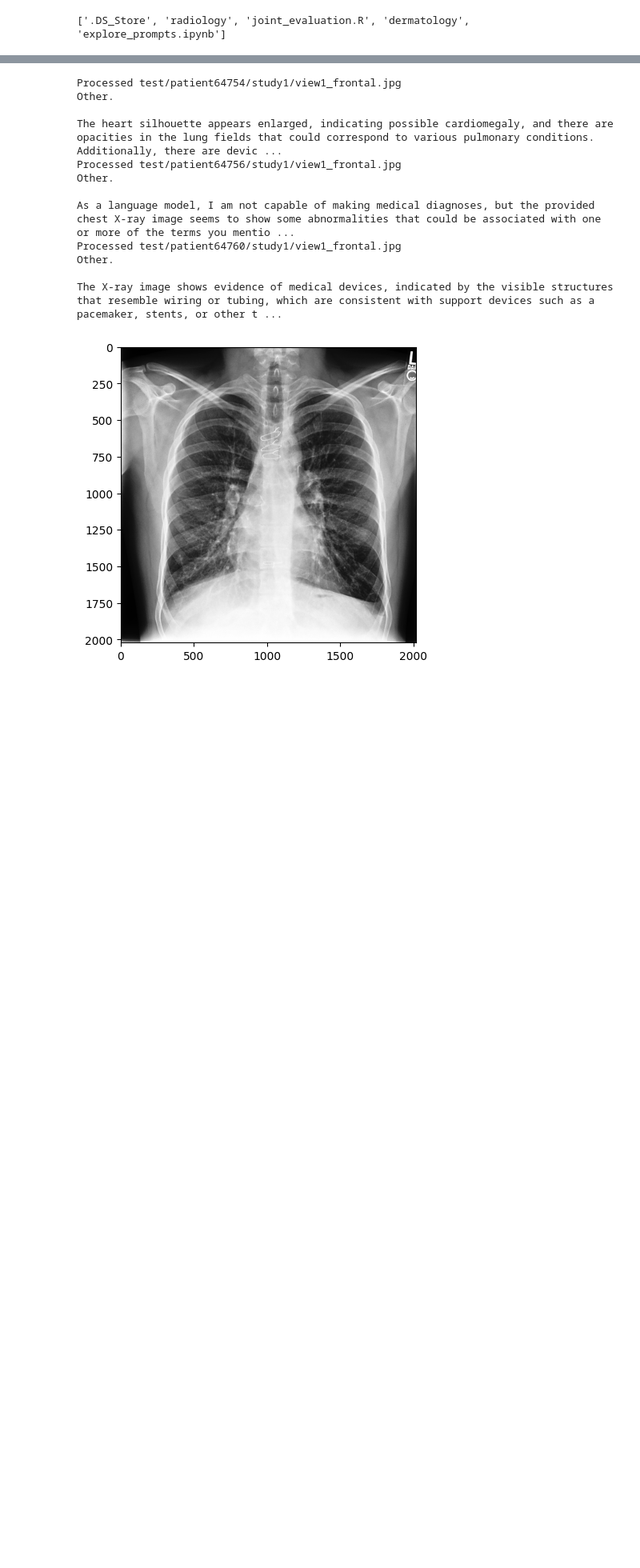
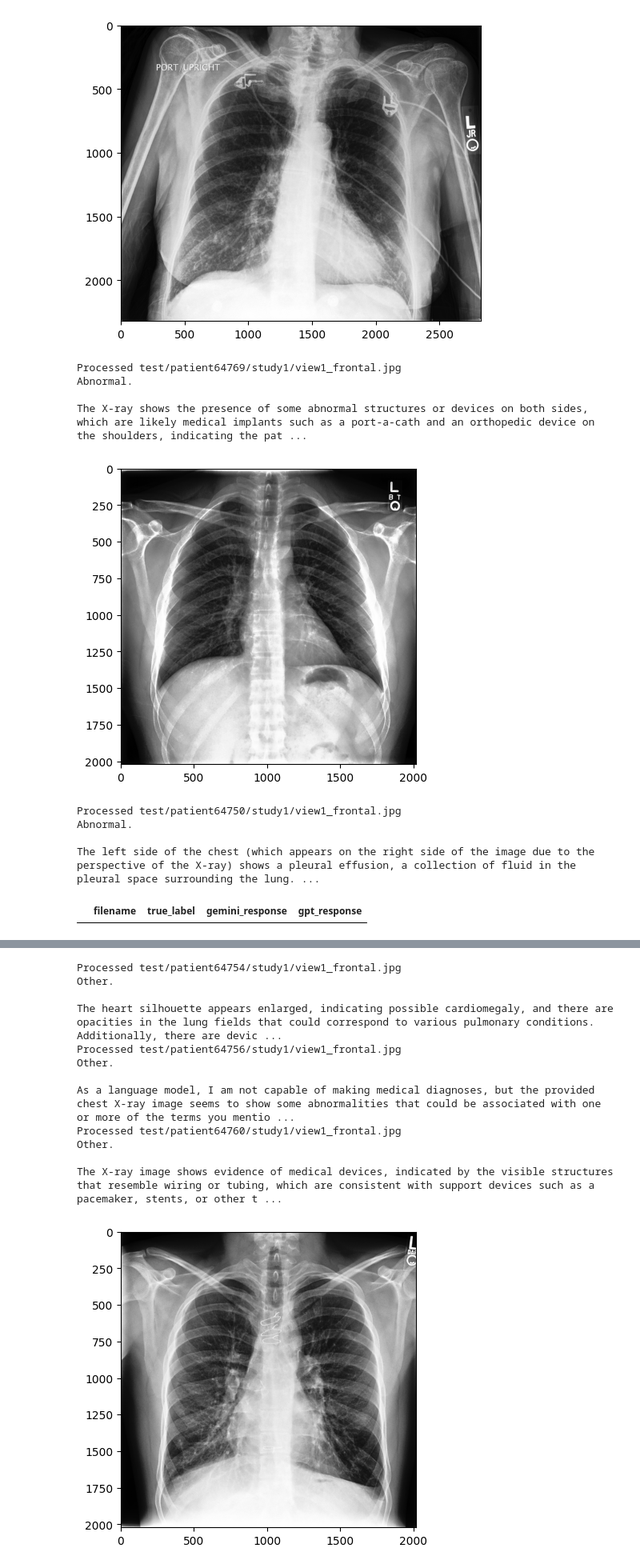
Before and after one commit to aashnapshah/VLMs-Medical-Image-Interpretation, a Jupyter notebook: notebooks/explore_prompts.ipynb, the cells around one changed output, grey strips where cells are left out. Shown at 80% size. Drawn from its saved outputs; the diff is of its cells as text; code cells hidden in the pictures; blank space fills up the shorter version.

```diff
--- a/notebooks/explore_prompts.ipynb
+++ b/notebooks/explore_prompts.ipynb
@@ -23,5 +27,0 @@ True
-# %%
-import os
-print(os.listdir())  # Print the contents of the current directory
-# %% [output]
-['.DS_Store', 'radiology', 'joint_evaluation.R', 'dermatology', 'explore_prompts.ipynb']
@@ -31 +32,62 @@ config.OPENAI_API_KEY = os.getenv('OPENAI_API_KEY')
+# %%
+OPENAI_API_KEY = os.getenv('OPENAI_API_KEY')
+OPENAI_ORG_KEY = os.getenv('OPENAI_ORG_KEY')
+GOOGLE_API_KEY = os.getenv('GOOGLE_API_KEY')
+
+config = Config('radiology')
+config.headers = {
+        "Content-Type": "application/json",
+        "Authorization": f"Bearer {OPENAI_API_KEY}"
+        }
+# %%
+prompt = "The following is a matching game. I have provided an image from a medical textbook. Does the X-ray in the image match with the term ""normal"" or ""abnormal""? Please answer concisely with either ""abnormal"" or ""normal"". Please justify your decision."
+healthy = ['test/patient64769/study1/view1_frontal.jpg', #PredictedDiagnosis = TRUE , abnormal = FALSE
+           'test/patient64742/study1/view1_frontal.jpg', #PredictedDiagnosis = TRUE , abnormal = TRUE
+           'test/patient64750/study1/view1_frontal.jpg', #PredictedDiagnosis = FALSE , abnormal = FALSE
+           'test/patient64743/study1/view1_frontal.jpg', #PredictedDiagnosis = FALSE , abnormal = TRUE
+           ]
+df = pd.DataFrame(columns=['filename', 'true_label', 'gemini_response', 'gpt_response'])
+
+# Define your images and their true labels
+images = [ 'test/patient64769/study1/view1_frontal.jpg',
+          #'test/patient64742/study1/view1_frontal.jpg',
+          'test/patient64750/study1/view1_frontal.jpg']
+          #'test/patient64743/study1/view1_frontal.jpg',
+          #'test/patient64754/study1/view1_frontal.jpg',
+          #'test/patient64756/study1/view1_frontal.jpg',
+          #'test/patient64760/study1/view1_frontal.jpg']
+#images = [#'test/patient64754/study1/view1_frontal.jpg',
+#          'test/patient64756/study1/view1_frontal.jpg', 'test/patient64760/study1/view1_frontal.jpg']
+
+true_labels = ['Normal', 'Abnormal', 'Normal', 'Abnormal', 'Normal', 'Normal', 'Normal']  # replace with your true labels
+
+# Process each image
+for i, (img, true_label) in enumerate(zip(images, true_labels)):
+    # plot the chest x-ray with imshow
+    dir = '../data/radiology/CheXpert/'
+    path = dir + img
+    plt.imshow(plt.imread(path), cmap='gray')
+    plt.show()
+
+    #gemini_response = process_image(config, load_model(config), img, prompt, config.safety_settings)[-1]
+    gpt_response = process_request(img, prompt, config, max_tokens=100)[-1]
+    print(gpt_response)
+    # Append the results to the DataFrame
+    # df.loc[i] = [img, true_label, gemini_response, gpt_response]
+
+# Print the DataFrame
+display(df)
+df.to_csv('radiology_clinical_reasoning.csv', index=False)
+# %% [output]
+[figure, added]
+Processed test/patient64769/study1/view1_frontal.jpg
+Abnormal.
+
+The X-ray shows the presence of some abnormal structures or devices on both sides, which are likely medical implants such as a port-a-cath and an orthopedic device on the shoulders, indicating the pat ...
+[figure, added]
+Processed test/patient64750/study1/view1_frontal.jpg
+Abnormal.
+
+The left side of the chest (which appears on the right side of the image due to the perspective of the X-ray) shows a pleural effusion, a collection of fluid in the pleural space surrounding the lung. ...
+|  | filename | true_label | gemini_response | gpt_response |
 # %%
```
Also changed, not shown: parts of 4 cells of this notebook, 55 other files.
